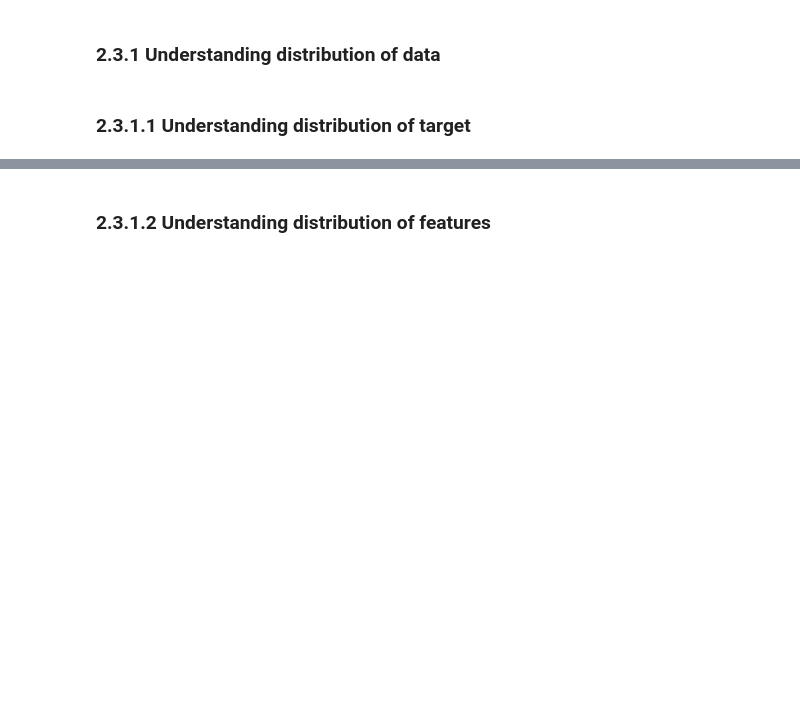
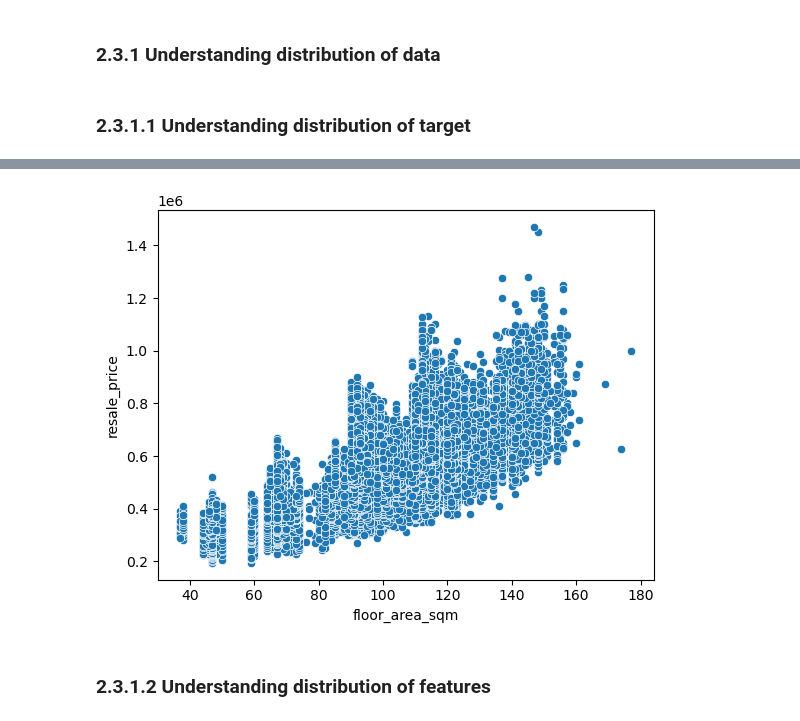
Before and after one commit to niroxzv/mldpschooljunyu, a Jupyter notebook: MLDP Program Codes Submission Template(1).ipynb, the cells around one changed output, grey strips where cells are left out. Saved outputs shown, nothing was run; the diff lists cells and outputs as text; code cells hidden in the pictures; blank space fills up the shorter version.

```diff
--- a/MLDP Program Codes Submission Template(1).ipynb
+++ b/MLDP Program Codes Submission Template(1).ipynb
@@ -129,3 +135,8 @@ plt.show()
+# %%
+## Scatter plot of floor area vs resale price
+scatter = sns.scatterplot(x='floor_area_sqm', y='resale_price', data=df)
+# %% [output]
+[figure, added]
 # %% [markdown]
 ### 2.3.1.2 Understanding distribution of features
 # %%
```
Also changed, not shown: parts of 22 cells of this notebook, 3 other files.
